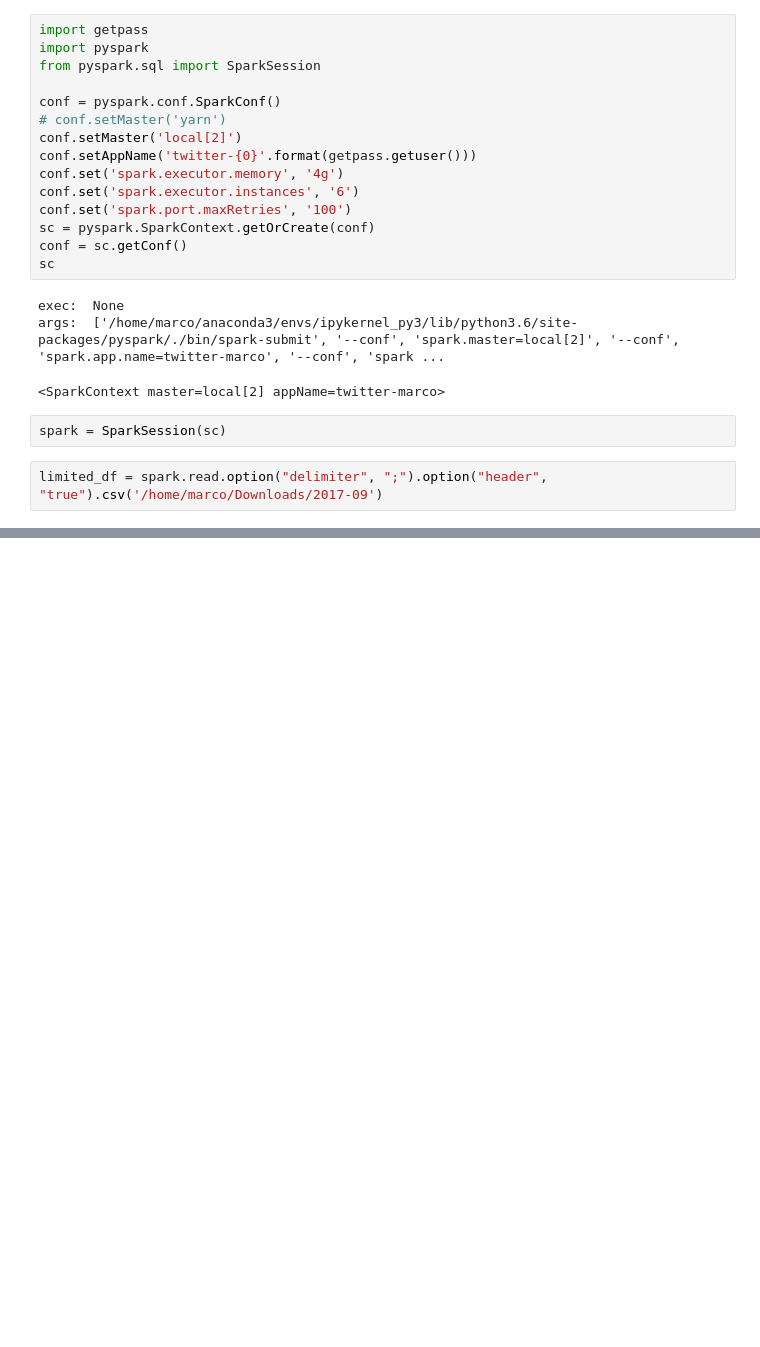
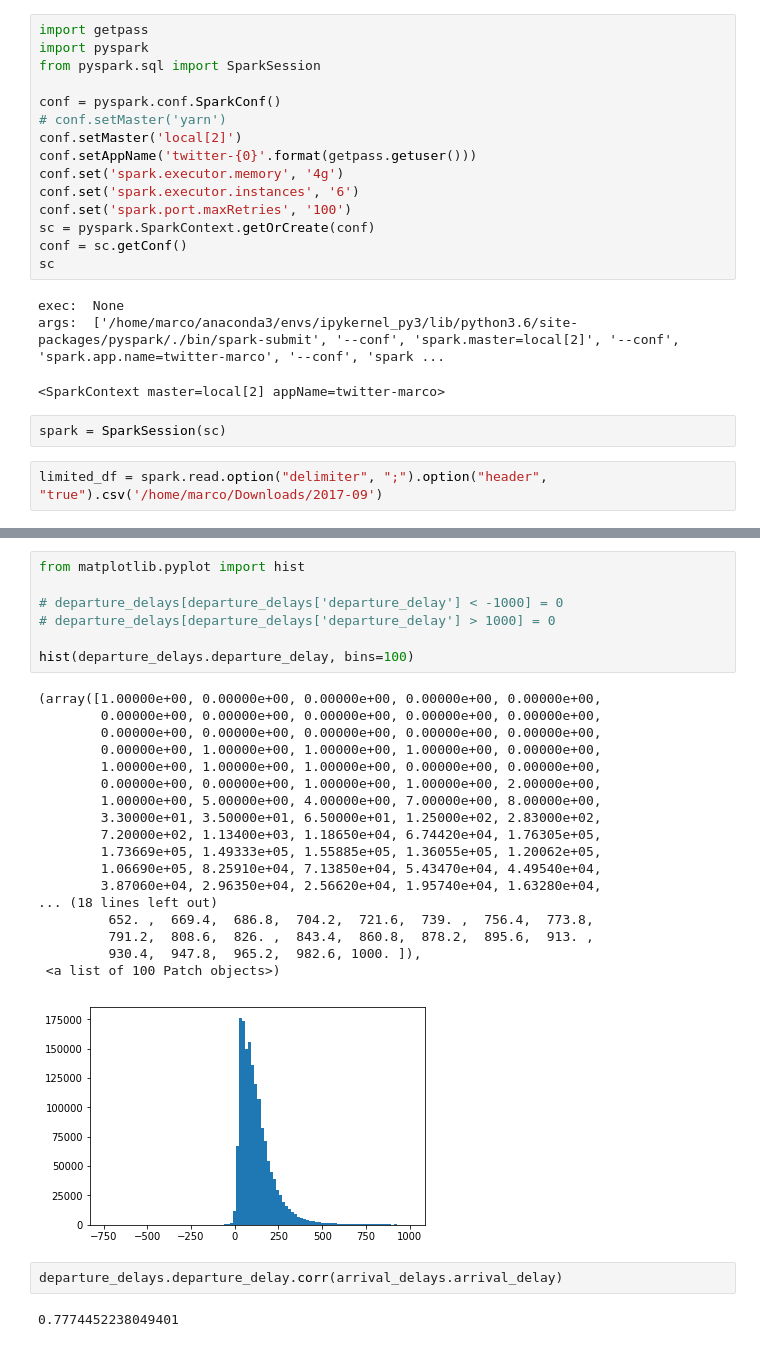
Before and after one commit to marcozov/journey_planning, a Jupyter notebook: final_project_marco.ipynb, the cells around one changed output, grey strips where cells are left out. Drawn from its saved outputs; the diff is of its cells as text; blank space fills up the shorter version.

```diff
--- a/final_project_marco.ipynb
+++ b/final_project_marco.ipynb
@@ -78,0 +116,30 @@ dtype: int64>
+# %%
+from matplotlib.pyplot import hist
+
+# departure_delays[departure_delays['departure_delay'] < -1000] = 0
+# departure_delays[departure_delays['departure_delay'] > 1000] = 0
+
+hist(departure_delays.departure_delay, bins=100)
+# %% [output]
+(array([1.00000e+00, 0.00000e+00, 0.00000e+00, 0.00000e+00, 0.00000e+00,
+        0.00000e+00, 0.00000e+00, 0.00000e+00, 0.00000e+00, 0.00000e+00,
+        0.00000e+00, 0.00000e+00, 0.00000e+00, 0.00000e+00, 0.00000e+00,
+        0.00000e+00, 1.00000e+00, 1.00000e+00, 1.00000e+00, 0.00000e+00,
+        1.00000e+00, 1.00000e+00, 1.00000e+00, 0.00000e+00, 0.00000e+00,
+        0.00000e+00, 0.00000e+00, 1.00000e+00, 1.00000e+00, 2.00000e+00,
+        1.00000e+00, 5.00000e+00, 4.00000e+00, 7.00000e+00, 8.00000e+00,
+        3.30000e+01, 3.50000e+01, 6.50000e+01, 1.25000e+02, 2.83000e+02,
+        7.20000e+02, 1.13400e+03, 1.18650e+04, 6.74420e+04, 1.76305e+05,
+        1.73669e+05, 1.49333e+05, 1.55885e+05, 1.36055e+05, 1.20062e+05,
+        1.06690e+05, 8.25910e+04, 7.13850e+04, 5.43470e+04, 4.49540e+04,
+        3.87060e+04, 2.96350e+04, 2.56620e+04, 1.95740e+04, 1.63280e+04,
+... (18 lines left out)
+         652. ,  669.4,  686.8,  704.2,  721.6,  739. ,  756.4,  773.8,
+         791.2,  808.6,  826. ,  843.4,  860.8,  878.2,  895.6,  913. ,
+         930.4,  947.8,  965.2,  982.6, 1000. ]),
+ <a list of 100 Patch objects>)
+[figure, added]
+# %%
+departure_delays.departure_delay.corr(arrival_delays.arrival_delay)
+# %% [output]
+0.7774452238049401
```
Also changed, not shown: parts of 4 cells of this notebook.
